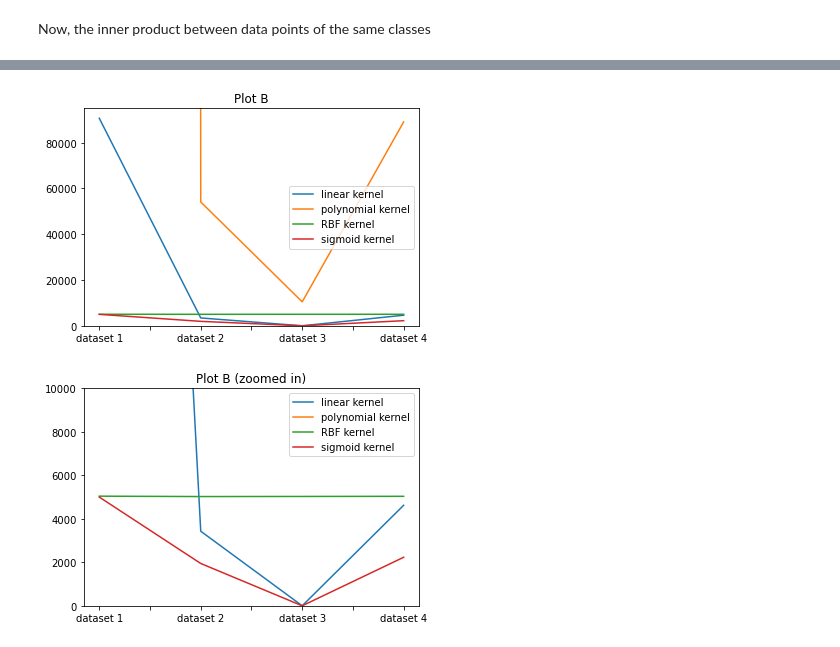
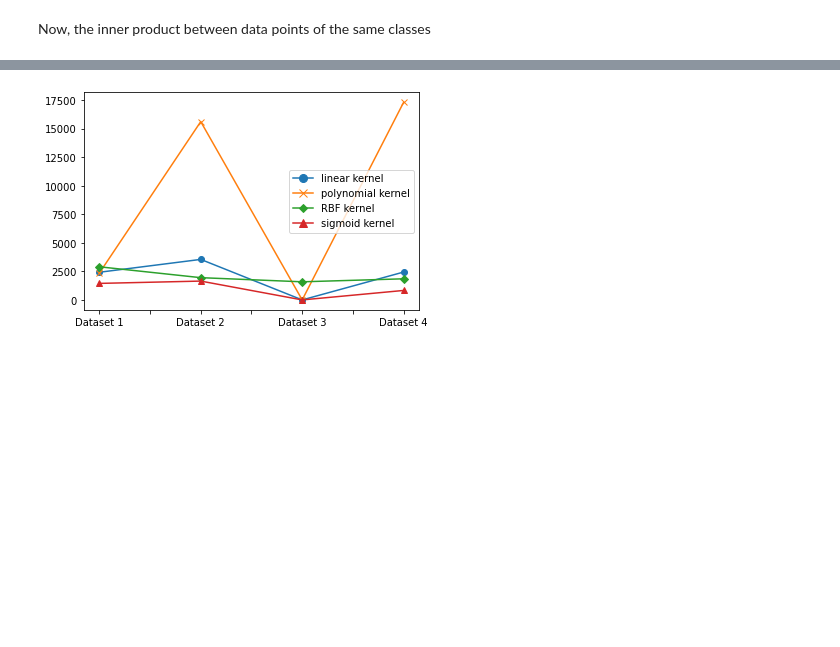
Before and after one commit to wookyung-lee/svmBT, a Jupyter notebook: comparison_w_fake_data/main.ipynb, the cells around one changed output, grey strips where cells are left out. Cells and saved outputs as stored; diff of their text form; code cells hidden in the pictures; blank space fills up the shorter version.

```diff
--- a/comparison_w_fake_data/main.ipynb
+++ b/comparison_w_fake_data/main.ipynb
@@ -113,8 +196,12 @@ Plotting the dataframe
 # %%
-plot_a = df_diff_label.plot(title="Plot A") # inner products between points of different labels/classes (bigger the better)
-plot_a.set_ylim(-10000,10000) # disregarding the outlier which was too low
+plot_a = df_diff_label.plot.line() #(title="Plot A") # inner products between points of different labels/classes (bigger the better)
+
+for i, line in enumerate(plot_a.get_lines()):
+    line.set_marker(markers[i])
+
+plot_a.legend(handles=[blue_o, orange_x, green_dia, red_tri])
 
 # save figure
-plot_a=plot_a.figure
-plot_a.savefig(f'image/plot_a.jpg')
+plot_a_1 = plot_a.figure
+plot_a_1.savefig(f'image/plot_a_1.jpg')
 # %% [output]
@@ -160,7 +251,7 @@ data_same_label = {
     'sigmoid kernel': [sum_inner_product_same_label(sigmoid_kernel, X_lin, y_lin), sum_inner_product_same_label(sigmoid_kernel, X_poly, y_poly), sum_inner_product_same_label(sigmoid_kernel, X_gaus, y_gaus), sum_inner_product_same_label(sigmoid_kernel, X_tanh, y_tanh)]
 }
 
-index_labels = ['dataset 1', 'dataset 2', 'dataset 3', 'dataset 4']
+index_labels = ['Dataset 1', 'Dataset 2', 'Dataset 3', 'Dataset 4']
 
 df_same_label = pd.DataFrame(data_same_label, index=index_labels)
 
@@ -176,15 +269,26 @@ dataset 4    4623.284562       8.907792e+04  5035.633501     2231.873908
+# %%
+# preparation for color blind friendly plots
+
+blue_o = mlines.Line2D([], [], color='#1f77b4', marker='o',
+                          markersize=8, label='linear kernel')
+orange_x = mlines.Line2D([], [], color='#ff7f0e', marker='x',
+                          markersize=8, label='polynomial kernel')
+green_dia = mlines.Line2D([], [], color='#2ca02c', marker='D',
+                          markersize=6, label='RBF kernel')
+red_tri = mlines.Line2D([], [], color='#d62728', marker='^',
+                          markersize=8, label='sigmoid kernel')
+
+markers = ["o", "x", "D", "^"]
 # %%
-plot_b = df_same_label.plot(title="Plot B") # inner products between points of different labels/classes (smaller the better)
-plot_b.set_ylim(0,95000) # disregarding the outlier which was too high
+plot_b = df_same_label.plot.line() #(title="Plot B") # inner products between points of different labels/classes (smaller the better)
+
+for i, line in enumerate(plot_b.get_lines()):
+    line.set_marker(markers[i])
+
+plot_b.legend(handles=[blue_o, orange_x, green_dia, red_tri])
 
 # save figure
-plot_b_1=plot_b.figure
-plot_b_1.savefig(f'image/plot_b_1.jpg')
-
-plot_b = df_same_label.plot(title="Plot B (zoomed in)")
-plot_b.set_ylim(0,10000) # disregarding the outlier which was too high
-plot_b_2=plot_b.figure
-plot_b_2.savefig(f'image/plot_b_2.jpg')
+plot_b=plot_b.figure
+plot_b.savefig(f'image/plot_b.jpg')
 # %% [output]
-[figure, old version]
+[figure, new version]
-[figure, removed]
```
Also changed, not shown: parts of 20 cells of this notebook, 2 other files.
